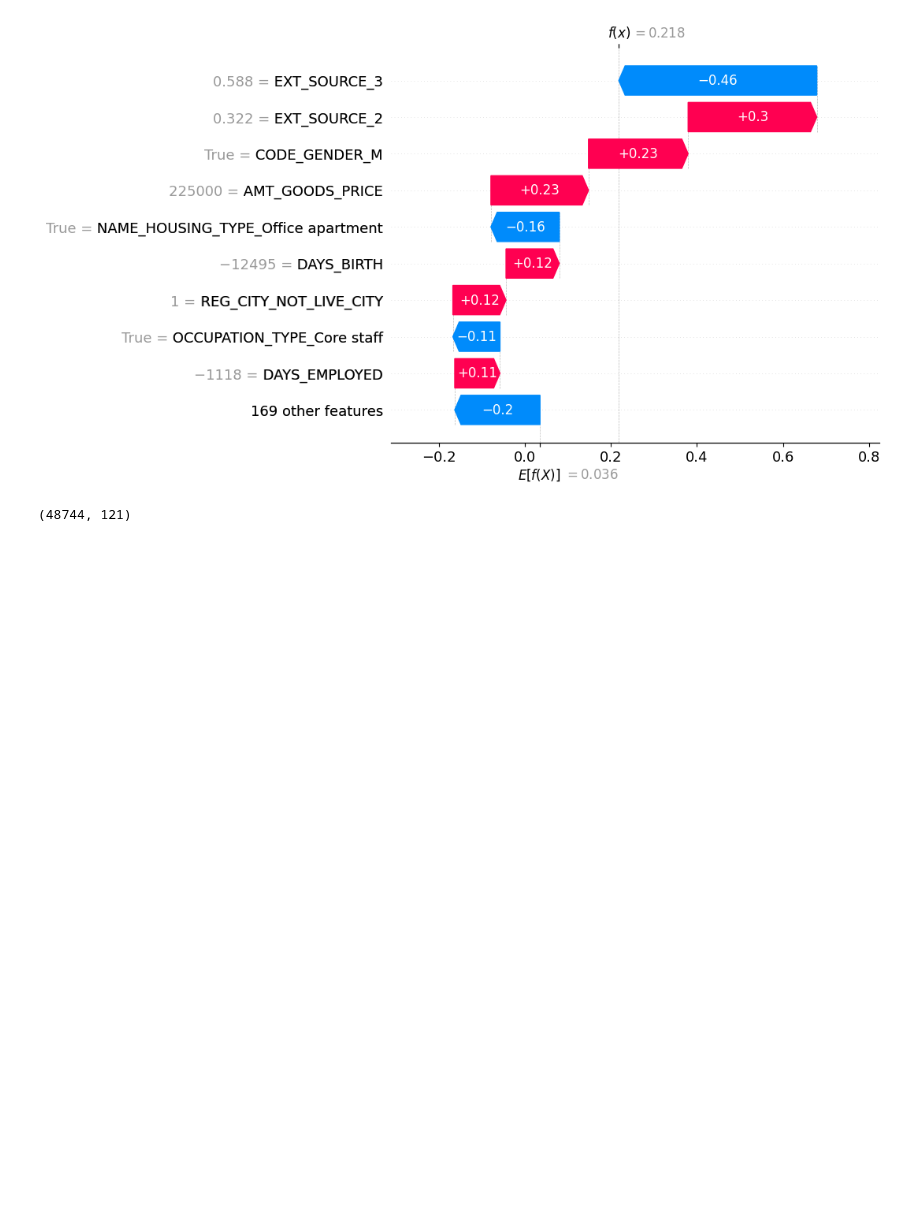
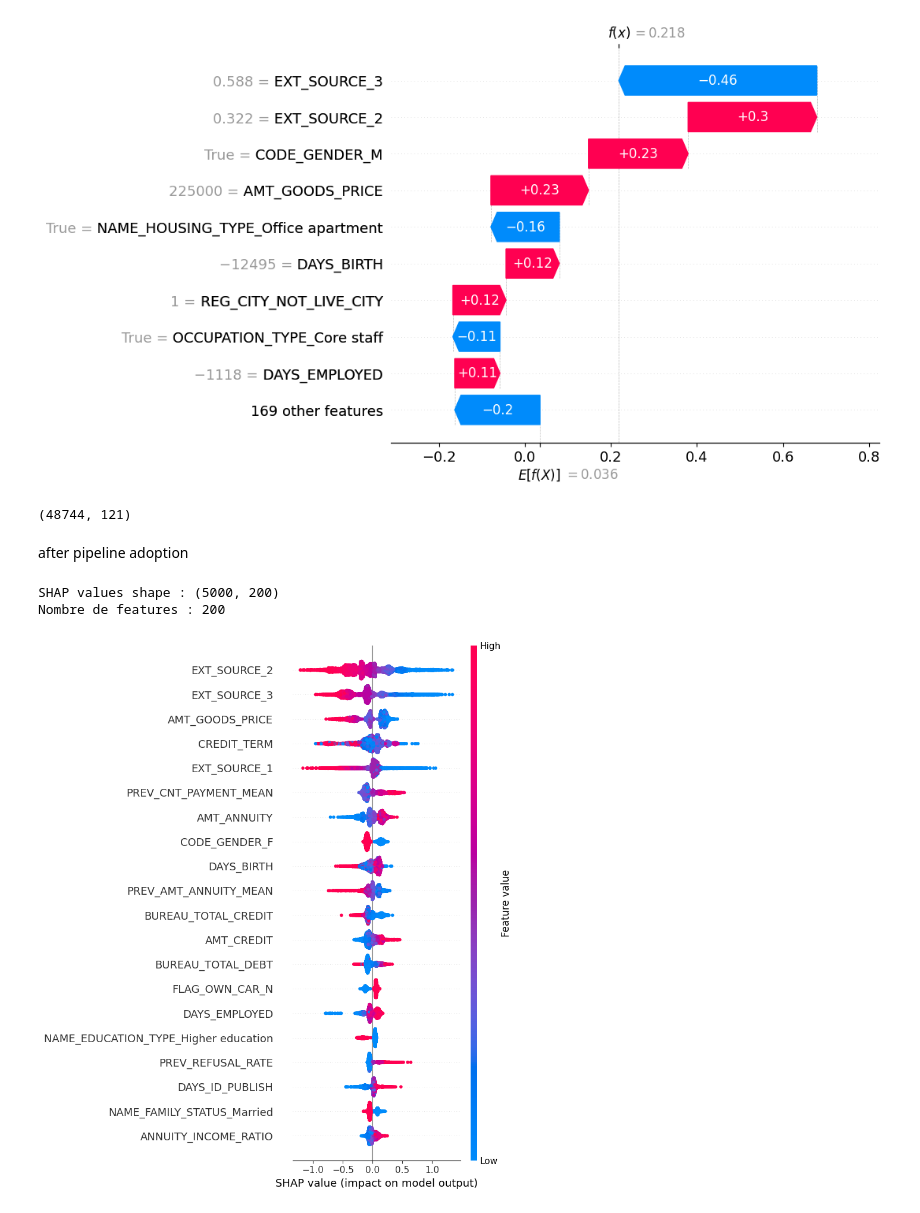
Before and after one commit to mathieufiani/credit-default-model, a Jupyter notebook: 03_shap.ipynb, the cells around one changed output. Drawn from its saved outputs; the diff is of its cells as text; code cells hidden in the pictures; blank space fills up the shorter version.

Commit message:
Updated SHAP with pipeline + bureau + previous features

```diff
--- a/03_shap.ipynb
+++ b/03_shap.ipynb
@@ -57,3 +57,42 @@ test_ids = test['SK_ID_CURR']
 print(test.shape)
 # %% [output]
 (48744, 121)
+# %% [markdown]
+after pipeline adoption
+# %%
+import shap
+import pickle
+import pandas as pd
+import numpy as np
+import matplotlib.pyplot as plt
+
+with open('pipeline_final.pkl', 'rb') as f:
+    final_pipeline = pickle.load(f)
+
+preprocessor = final_pipeline.named_steps['preprocessor']
+xgb_model = final_pipeline.named_steps['model']
+
+X_test = pd.read_csv('data/clean/X_test.csv')
+y_test = pd.read_csv('data/clean/y_test.csv').squeeze()
+
+X_sample = X_test.sample(5000, random_state=42)
+X_transformed = preprocessor.transform(X_sample)
+
+num_features = list(preprocessor.transformers_[0][2])
+cat_features = preprocessor.transformers_[1][1].named_steps['encoder'].get_feature_names_out(
+    preprocessor.transformers_[1][2]
+).tolist()
+all_features = num_features + cat_features
+
+explainer = shap.TreeExplainer(xgb_model)
+shap_values = explainer.shap_values(X_transformed)
+
+print(f"SHAP values shape : {shap_values.shape}")
+print(f"Nombre de features : {len(all_features)}")
+# %% [output]
+SHAP values shape : (5000, 200)
+Nombre de features : 200
+# %%
+shap.summary_plot(shap_values, X_transformed, feature_names=all_features, max_display=20)
+# %% [output]
+[figure, added]
```
Also changed, not shown: 3 other files.
